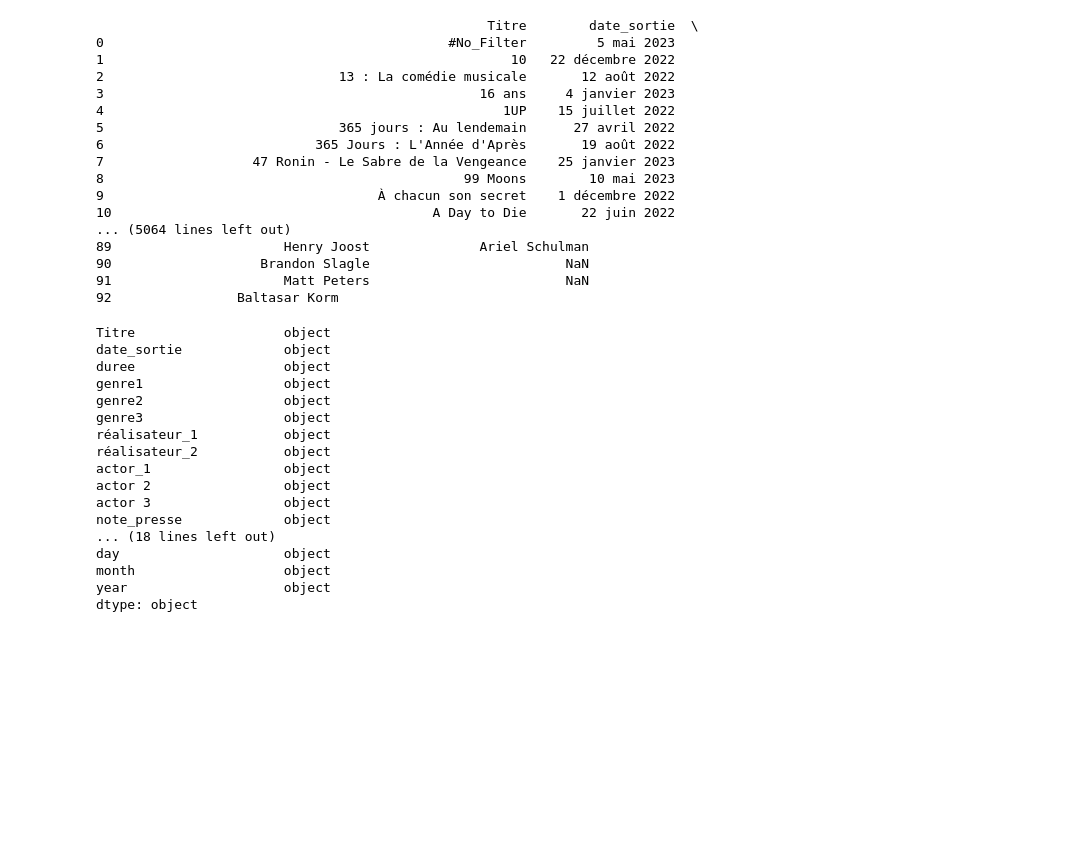
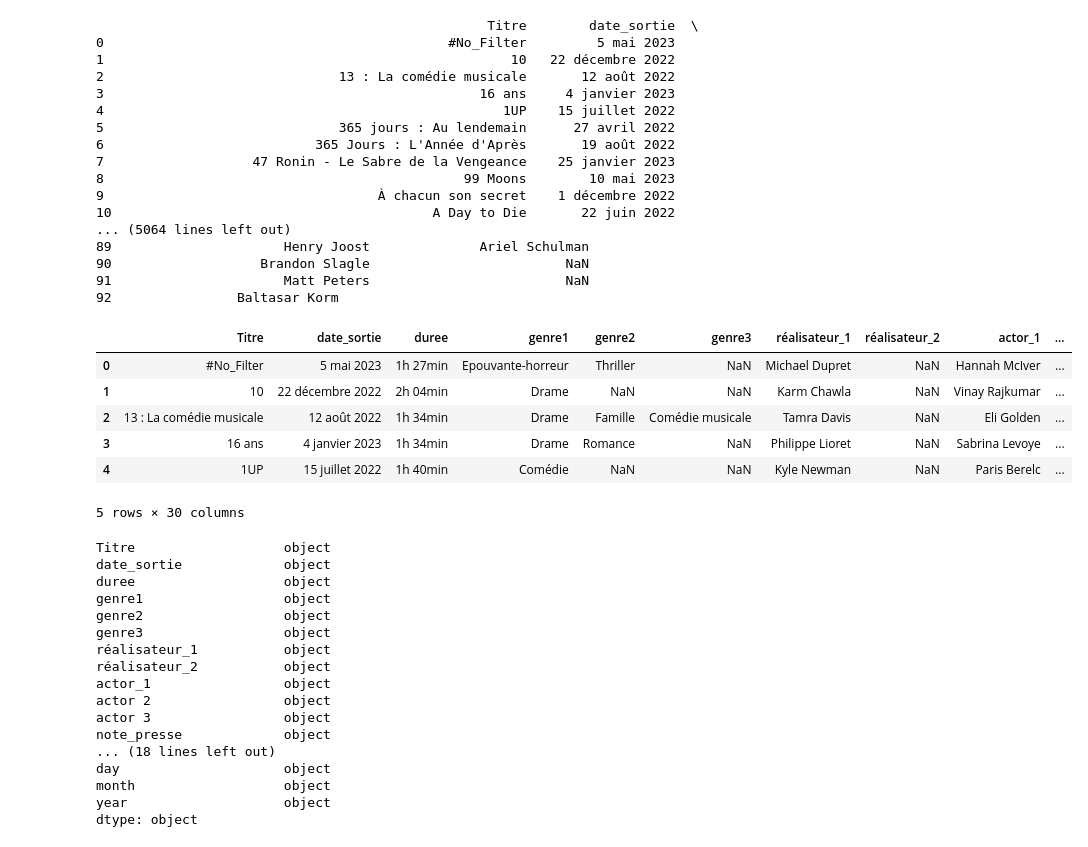
Before and after one commit to alienor15/Films_DM_2023, a Jupyter notebook: Data cleaning.ipynb, the cells around one changed output. Saved outputs shown, nothing was run; the diff lists cells and outputs as text; code cells hidden in the pictures; blank space fills up the shorter version.

```diff
--- a/Data cleaning.ipynb
+++ b/Data cleaning.ipynb
@@ -178,6 +176,16 @@ with pd.option_context('display.max_rows', None,):
 90                   Brandon Slagle                         NaN
 91                      Matt Peters                         NaN
 92                Baltasar Korm
+# %%
+df.head()
+# %% [output]
+|  | Titre | date_sortie | duree | genre1 | genre2 | genre3 | réalisateur_1 | réalisateur_2 | actor_1 | ... |
+| 0 | #No_Filter | 5 mai 2023 | 1h 27min | Epouvante-horreur | Thriller | NaN | Michael Dupret | NaN | Hannah McIver | ... |
+| 1 | 10 | 22 décembre 2022 | 2h 04min | Drame | NaN | NaN | Karm Chawla | NaN | Vinay Rajkumar | ... |
+| 2 | 13 : La comédie musicale | 12 août 2022 | 1h 34min | Drame | Famille | Comédie musicale | Tamra Davis | NaN | Eli Golden | ... |
+| 3 | 16 ans | 4 janvier 2023 | 1h 34min | Drame | Romance | NaN | Philippe Lioret | NaN | Sabrina Levoye | ... |
+| 4 | 1UP | 15 juillet 2022 | 1h 40min | Comédie | NaN | NaN | Kyle Newman | NaN | Paris Berelc | ... |
+5 rows × 30 columns
 # %%
 df["day"]=0
 df["month"]=0
```
Also changed, not shown: parts of 21 cells of this notebook.
